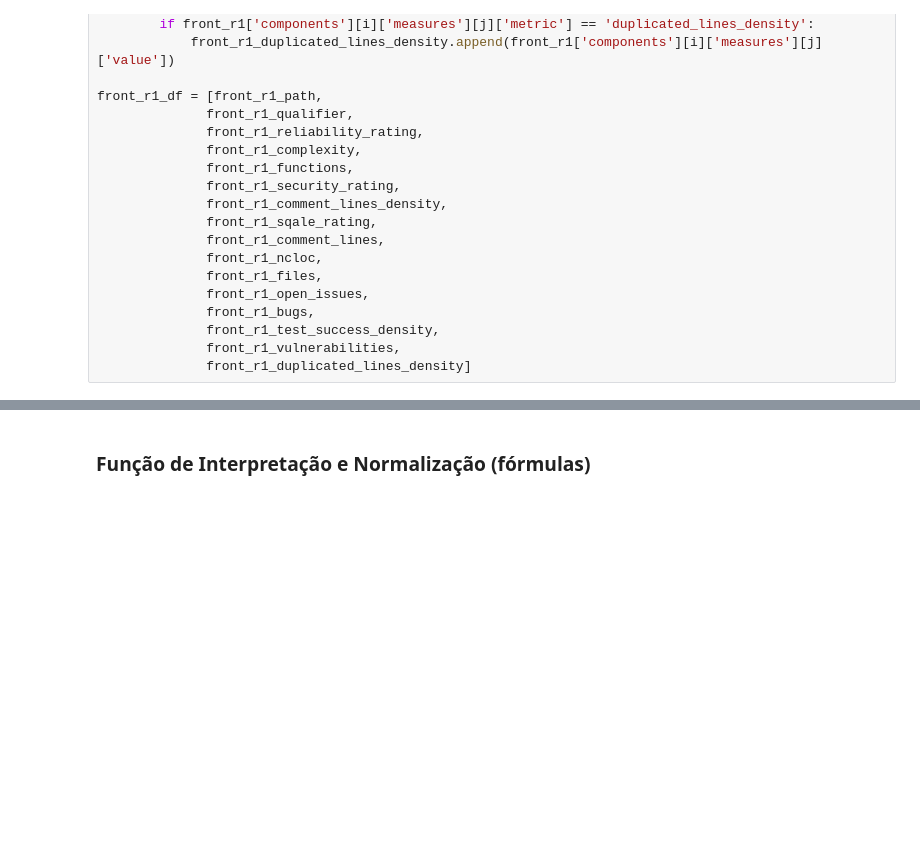
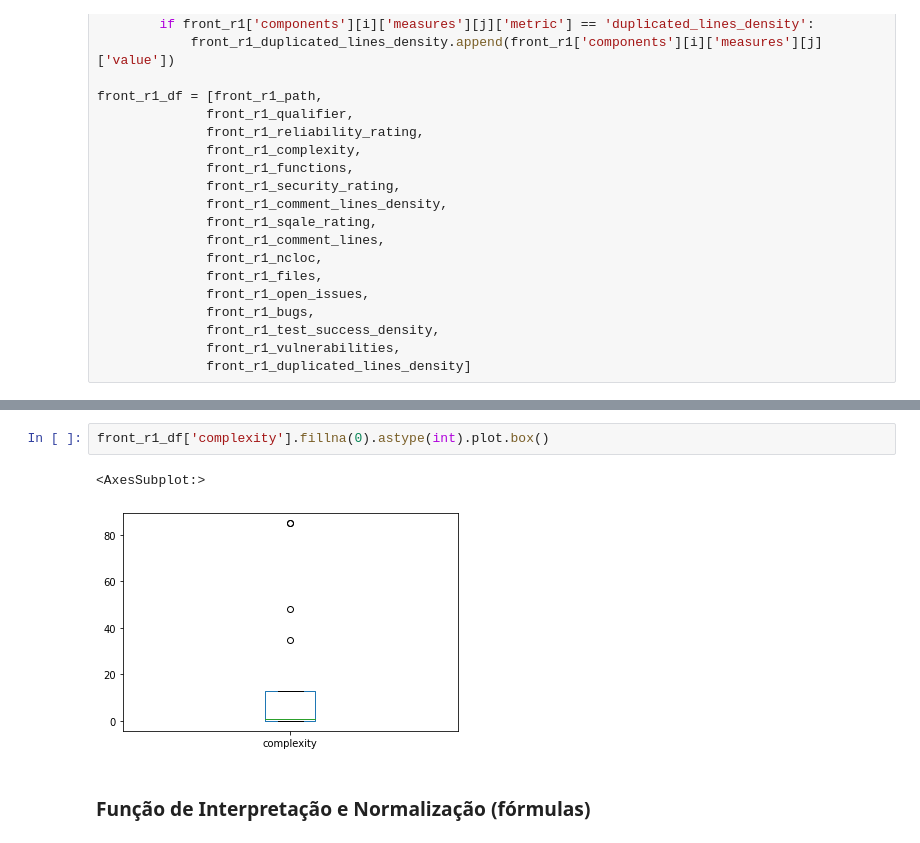
Before and after one commit to fga-eps-mds/2020.1-Grupo6, a Jupyter notebook: analytics/src/analytics.ipynb, the cells around one changed output, grey strips where cells are left out. Cells and saved outputs as stored; diff of their text form; blank space fills up the shorter version.

```diff
--- a/analytics/src/analytics.ipynb
+++ b/analytics/src/analytics.ipynb
@@ -511,3 +594,8 @@ front_r1_df
+# %%
+front_r1_df['complexity'].fillna(0).astype(int).plot.box()
+# %% [output]
+<AxesSubplot:>
+[figure, added]
 # %% [markdown]
 ### Função de Interpretação e Normalização (fórmulas)
 # %% [markdown]
```
Also changed, not shown: parts of 104 cells of this notebook.
